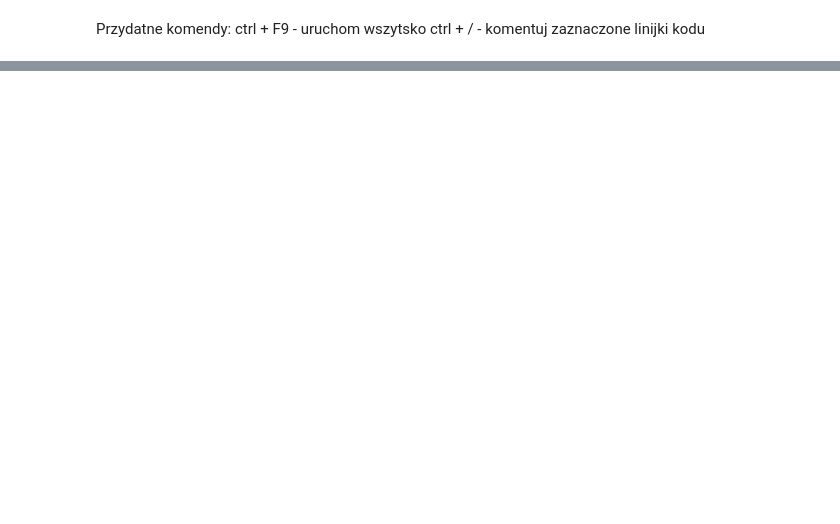
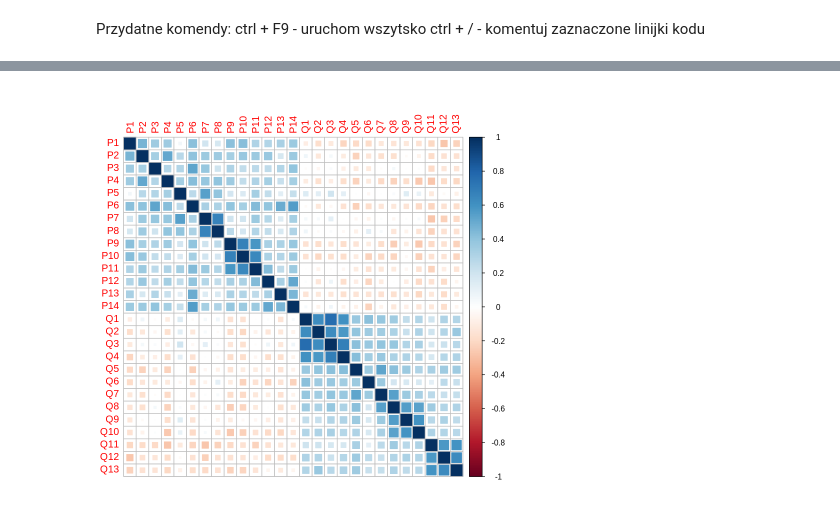
Before and after one commit to PawelSmolinski/Psychometria, a Jupyter notebook: Odpowiedzi.ipynb, the cells around one changed output, grey strips where cells are left out. Drawn from its saved outputs; the diff is of its cells as text; code cells hidden in the pictures; blank space fills up the shorter version.

```diff
--- a/Odpowiedzi.ipynb
+++ b/Odpowiedzi.ipynb
@@ -26,3 +26,6 @@ dane <- read.csv('https://raw.githubusercontent.com/PawelSmolinski/Psychometria/
+# %%
+# Wczytanie danych
+dane <- read_excel("/content/dane.xlsx")
 # %%
 # Struktura danych
 str(dane)
@@ -29,6 +49,0 @@ str(dane)
-# %%
-# Prosate zmienianie nazwy
-dane <- rename(dane, kraj = country)
-
-# Faktoryzacja zmiennej
-dane$kraj <- as.factor(dane$kraj)
@@ -35,5 +58,10 @@ dane$kraj <- as.factor(dane$kraj)
+# %%
+# Usuwanie brakujących wartości
+dane <- na.omit(dane)
 # %%
 # Wizualizacja macierzy
-macierz <- cor(dane[,1:18])
+macierz <- cor(dane[,4:30])
 
 corrplot(macierz, method = 'square')
+# %% [output]
+[figure, added]
```
Also changed, not shown: parts of 25 cells of this notebook.
